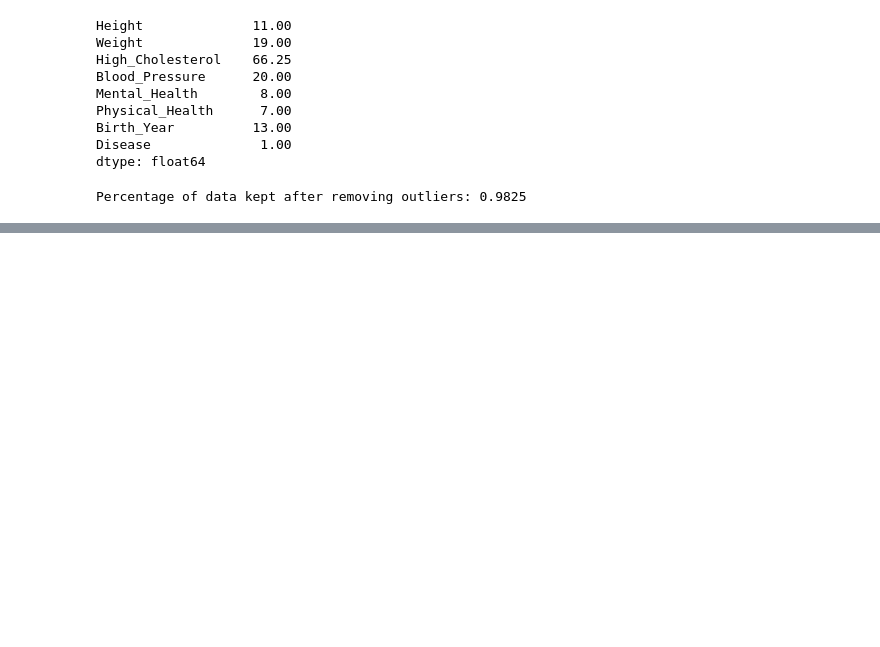
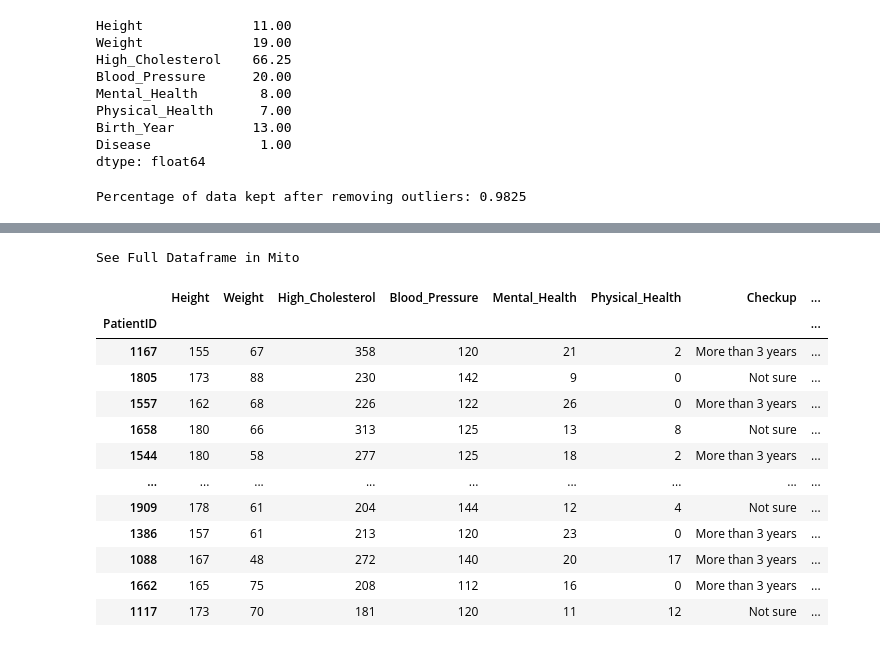
Before and after one commit to Danielfranco7/sharing-github, a Jupyter notebook: The Smith Parasite - Data Description.ipynb, the cells around one changed output, grey strips where cells are left out. Drawn from its saved outputs; the diff is of its cells as text; code cells hidden in the pictures; blank space fills up the shorter version.

```diff
--- a/The Smith Parasite - Data Description.ipynb
+++ b/The Smith Parasite - Data Description.ipynb
@@ -529,0 +563,17 @@ Percentage of data kept after removing outliers: 0.9825
+# %%
+train_data #bmi, idade, por as categoricas numericas, indicador aglomerado
+# %% [output]
+See Full Dataframe in Mito
+|  | Height | Weight | High_Cholesterol | Blood_Pressure | Mental_Health | Physical_Health | Checkup | ... |
+| PatientID |  |  |  |  |  |  |  | ... |
+| 1167 | 155 | 67 | 358 | 120 | 21 | 2 | More than 3 years | ... |
+| 1805 | 173 | 88 | 230 | 142 | 9 | 0 | Not sure | ... |
+| 1557 | 162 | 68 | 226 | 122 | 26 | 0 | More than 3 years | ... |
+| 1658 | 180 | 66 | 313 | 125 | 13 | 8 | Not sure | ... |
+| 1544 | 180 | 58 | 277 | 125 | 18 | 2 | More than 3 years | ... |
+| ... | ... | ... | ... | ... | ... | ... | ... | ... |
+| 1909 | 178 | 61 | 204 | 144 | 12 | 4 | Not sure | ... |
+| 1386 | 157 | 61 | 213 | 120 | 23 | 0 | More than 3 years | ... |
+| 1088 | 167 | 48 | 272 | 140 | 20 | 17 | More than 3 years | ... |
+| 1662 | 165 | 75 | 208 | 112 | 16 | 0 | More than 3 years | ... |
+| 1117 | 173 | 70 | 181 | 120 | 11 | 12 | Not sure | ... |
```
Also changed, not shown: parts of 9 cells of this notebook.
